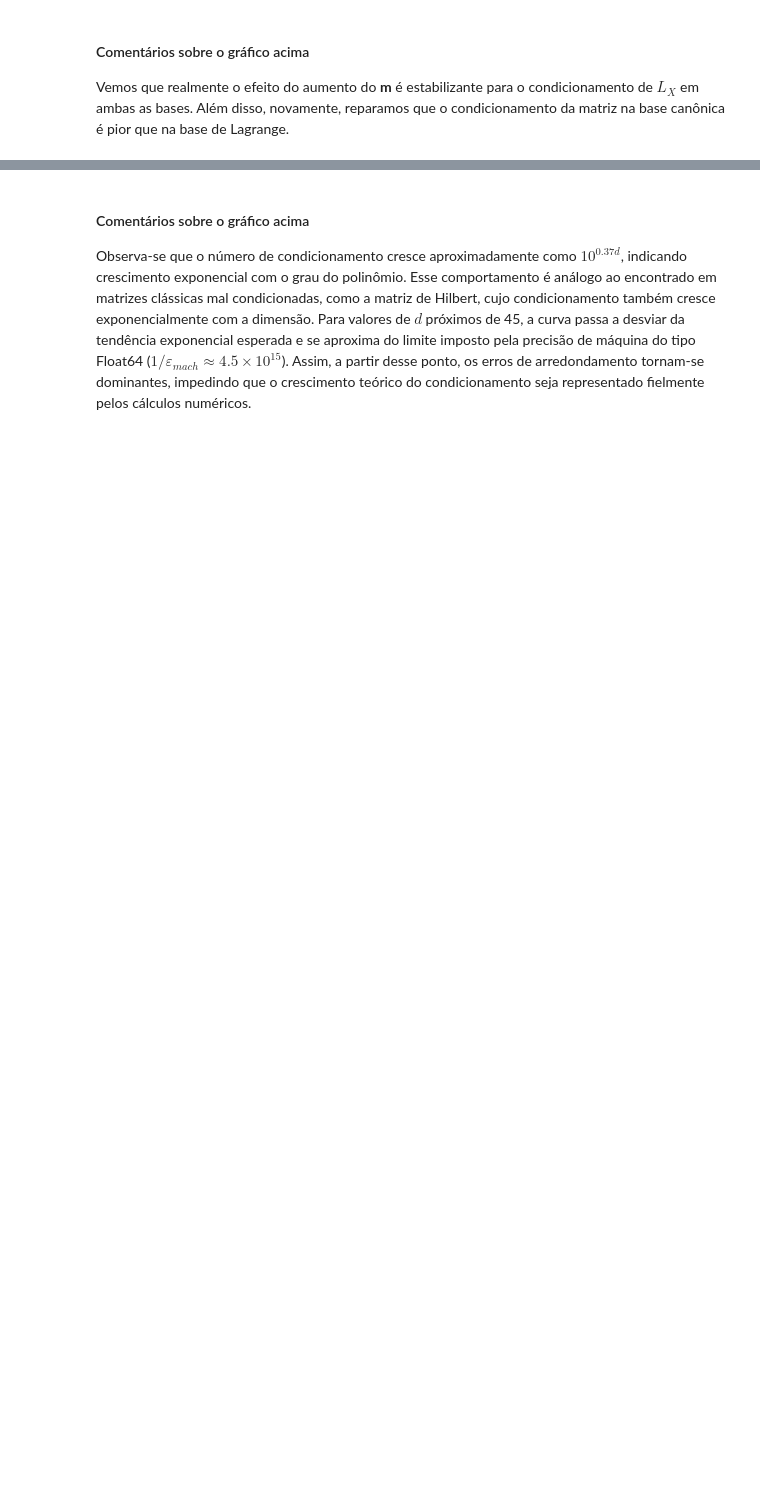
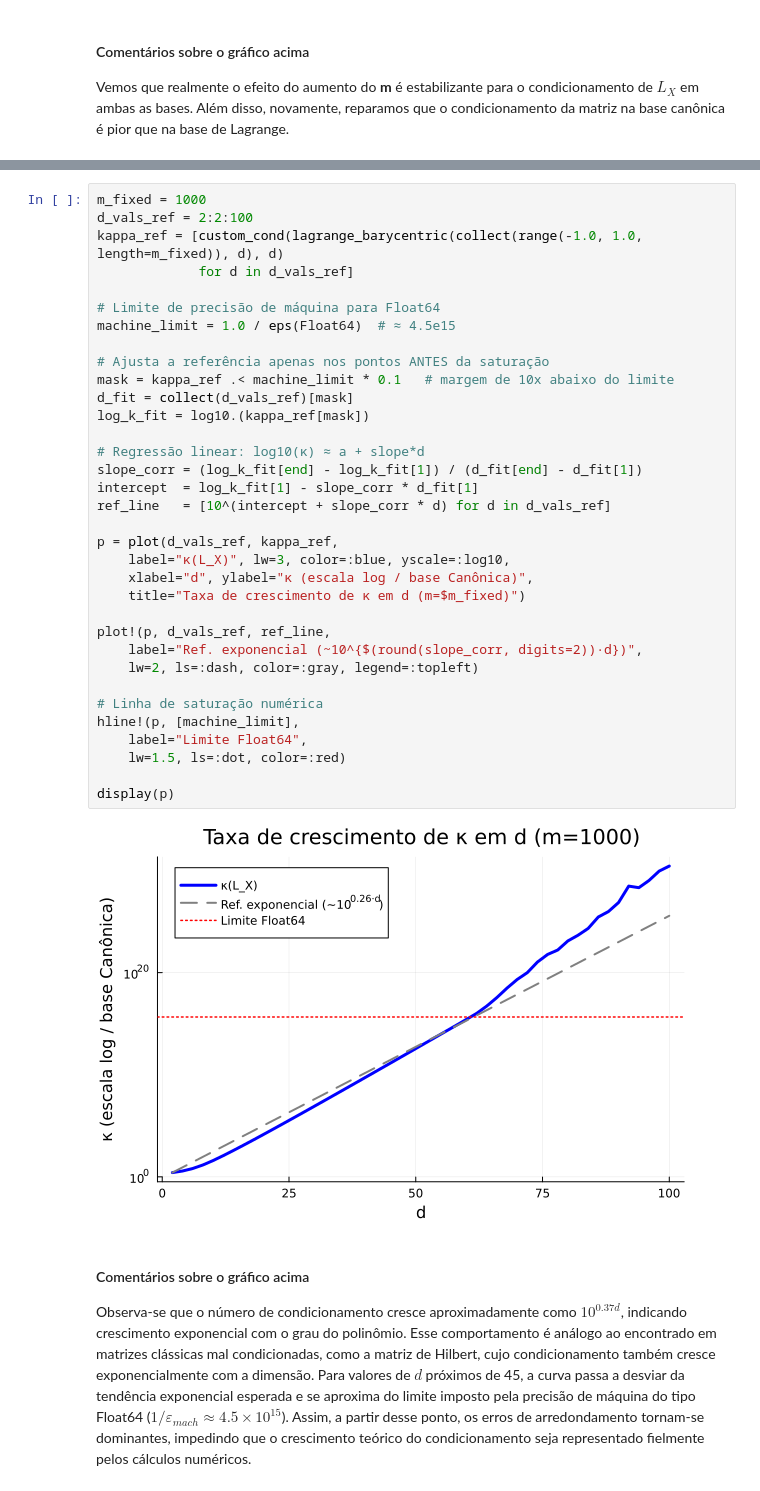
Before and after one commit to Jose-Pedro-Dresch/aln_pjt3_polinomios, a Jupyter notebook: Projeto3_julia (1).ipynb, the cells around one changed output, grey strips where cells are left out. Drawn from its saved outputs; the diff is of its cells as text; blank space fills up the shorter version.

```diff
--- a/Projeto3_julia (1).ipynb
+++ b/Projeto3_julia (1).ipynb
@@ -611,3 +672,39 @@ display(p)
+# %%
+m_fixed = 1000
+d_vals_ref = 2:2:100
+kappa_ref = [custom_cond(lagrange_barycentric(collect(range(-1.0, 1.0, length=m_fixed)), d), d)
+             for d in d_vals_ref]
+
+# Limite de precisão de máquina para Float64
+machine_limit = 1.0 / eps(Float64)  # ≈ 4.5e15
+
+# Ajusta a referência apenas nos pontos ANTES da saturação
+mask = kappa_ref .< machine_limit * 0.1   # margem de 10x abaixo do limite
+d_fit = collect(d_vals_ref)[mask]
+log_k_fit = log10.(kappa_ref[mask])
+
+# Regressão linear: log10(κ) ≈ a + slope*d
+slope_corr = (log_k_fit[end] - log_k_fit[1]) / (d_fit[end] - d_fit[1])
+intercept  = log_k_fit[1] - slope_corr * d_fit[1]
+ref_line   = [10^(intercept + slope_corr * d) for d in d_vals_ref]
+
+p = plot(d_vals_ref, kappa_ref,
+    label="κ(L_X)", lw=3, color=:blue, yscale=:log10,
+    xlabel="d", ylabel="κ (escala log / base Canônica)",
+    title="Taxa de crescimento de κ em d (m=$m_fixed)")
+
+plot!(p, d_vals_ref, ref_line,
+    label="Ref. exponencial (~10^{$(round(slope_corr, digits=2))·d})",
+    lw=2, ls=:dash, color=:gray, legend=:topleft)
+
+# Linha de saturação numérica
+hline!(p, [machine_limit],
+    label="Limite Float64",
+    lw=1.5, ls=:dot, color=:red)
+
+display(p)
+# %% [output]
+[figure, added]
 # %% [markdown]
 #### Comentários sobre o gráfico acima
 
```
Also changed, not shown: parts of 15 cells of this notebook.
